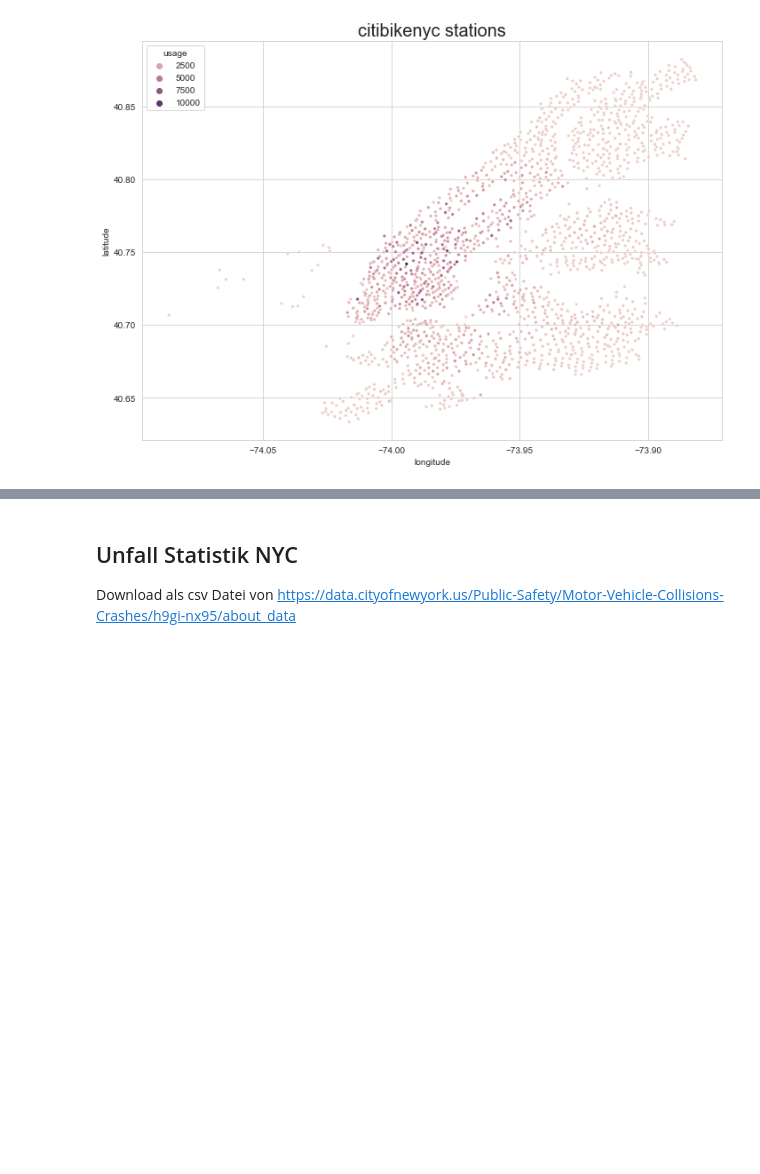
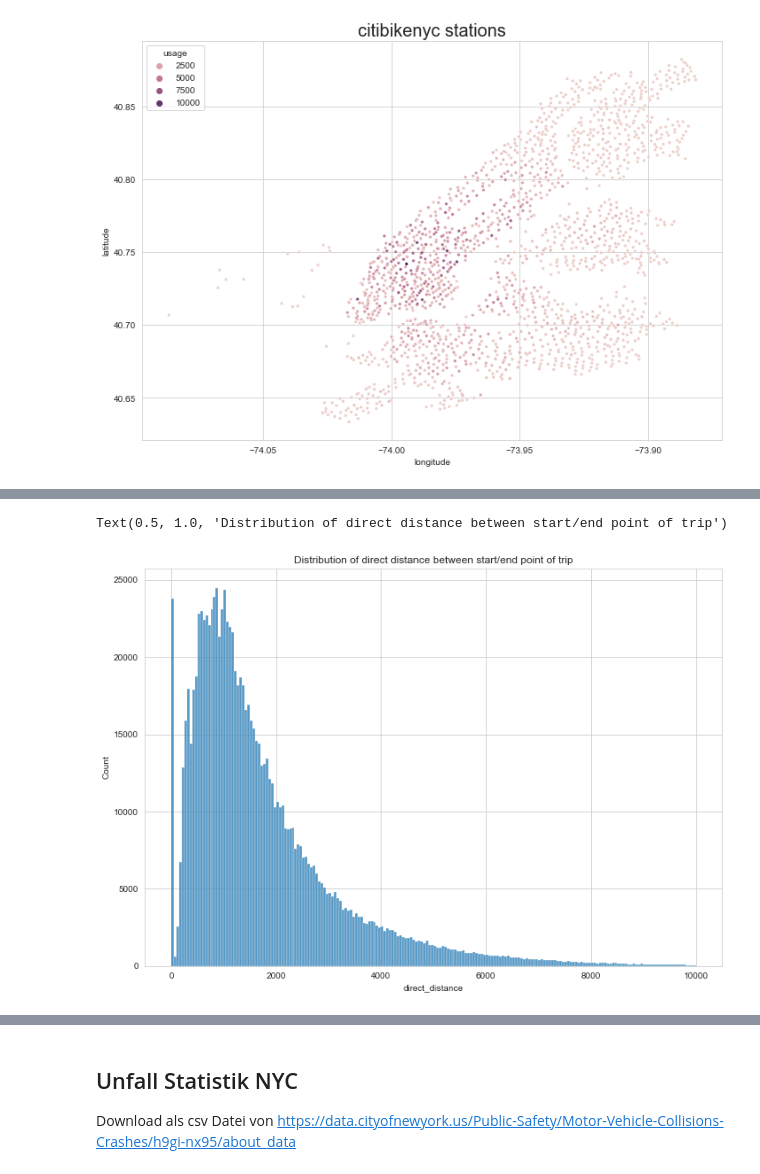
Before and after one commit to tobzac/challenge, a Jupyter notebook: 01_initial_checks.ipynb, the cells around one changed output, grey strips where cells are left out. Saved outputs shown, nothing was run; the diff lists cells and outputs as text; code cells hidden in the pictures; blank space fills up the shorter version.

```diff
--- a/01_initial_checks.ipynb
+++ b/01_initial_checks.ipynb
@@ -267,0 +303,6 @@ df_coords
+# %%
+# Verteilung direct distances End-Startpunkt
+sns.histplot(data=test_table_bikes_cleaned, x="direct_distance", bins=200, binrange=(0,10000)).set_title("Distribution of direct distance between start/end point of trip")
+# %% [output]
+Text(0.5, 1.0, 'Distribution of direct distance between start/end point of trip')
+[figure, added]
```
Also changed, not shown: parts of 18 cells of this notebook, 3 other files.
